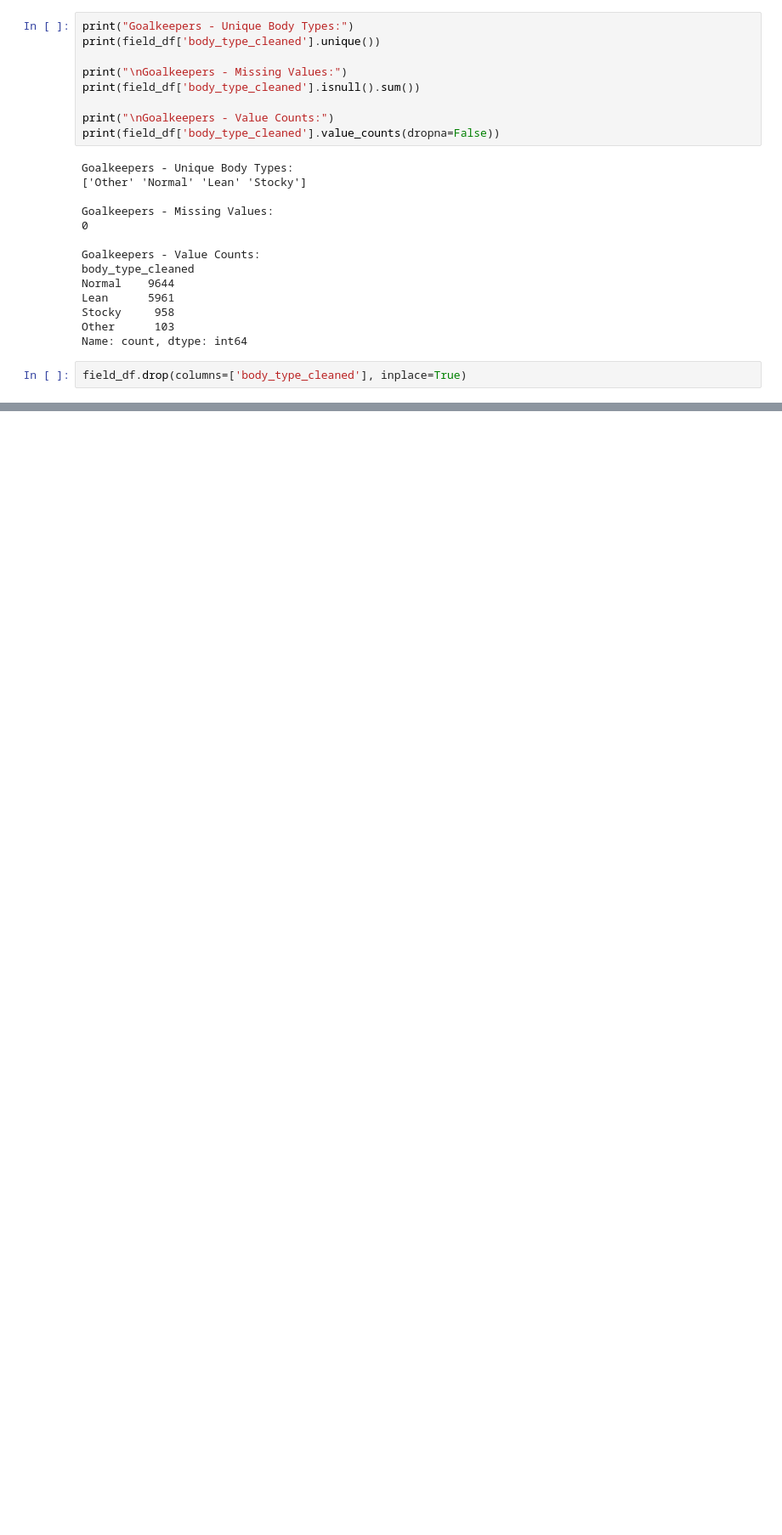
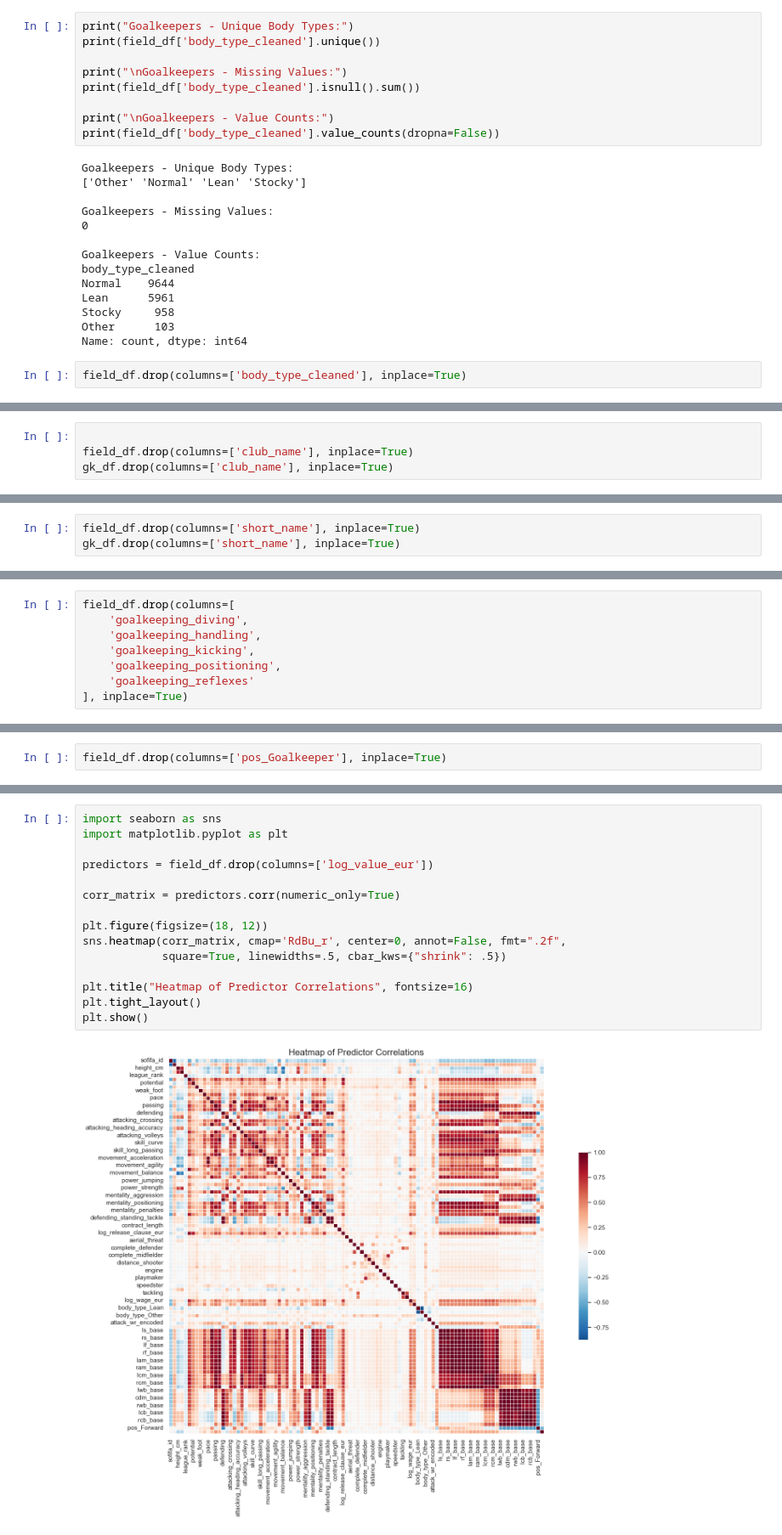
Before and after one commit to filiprares/data-science-internship, a Jupyter notebook: notebooks/week1_data_exploration.ipynb, the cells around one changed output, grey strips where cells are left out. Shown at 85% size. Drawn from its saved outputs; the diff is of its cells as text; blank space fills up the shorter version.

```diff
--- a/notebooks/week1_data_exploration.ipynb
+++ b/notebooks/week1_data_exploration.ipynb
@@ -1244,0 +1505,4 @@ field_df.drop(columns=['body_type_cleaned'], inplace=True)
+# %%
+
+field_df.drop(columns=['club_name'], inplace=True)
+gk_df.drop(columns=['club_name'], inplace=True)
@@ -1244,0 +1511,3 @@ field_df.drop(columns=['body_type_cleaned'], inplace=True)
+# %%
+field_df.drop(columns=['short_name'], inplace=True)
+gk_df.drop(columns=['short_name'], inplace=True)
@@ -1244,0 +1525,8 @@ field_df.drop(columns=['body_type_cleaned'], inplace=True)
+# %%
+field_df.drop(columns=[
+    'goalkeeping_diving',
+    'goalkeeping_handling',
+    'goalkeeping_kicking',
+    'goalkeeping_positioning',
+    'goalkeeping_reflexes'
+], inplace=True)
@@ -1244,0 +1544,2 @@ field_df.drop(columns=['body_type_cleaned'], inplace=True)
+# %%
+field_df.drop(columns=['pos_Goalkeeper'], inplace=True)
@@ -1244,0 +1600,17 @@ field_df.drop(columns=['body_type_cleaned'], inplace=True)
+# %%
+import seaborn as sns
+import matplotlib.pyplot as plt
+
+predictors = field_df.drop(columns=['log_value_eur'])
+
+corr_matrix = predictors.corr(numeric_only=True)
+
+plt.figure(figsize=(18, 12))
+sns.heatmap(corr_matrix, cmap='RdBu_r', center=0, annot=False, fmt=".2f",
+            square=True, linewidths=.5, cbar_kws={"shrink": .5})
+
+plt.title("Heatmap of Predictor Correlations", fontsize=16)
+plt.tight_layout()
+plt.show()
+# %% [output]
+[figure, added]
```
Also changed, not shown: parts of 71 cells of this notebook, 1 other file.
